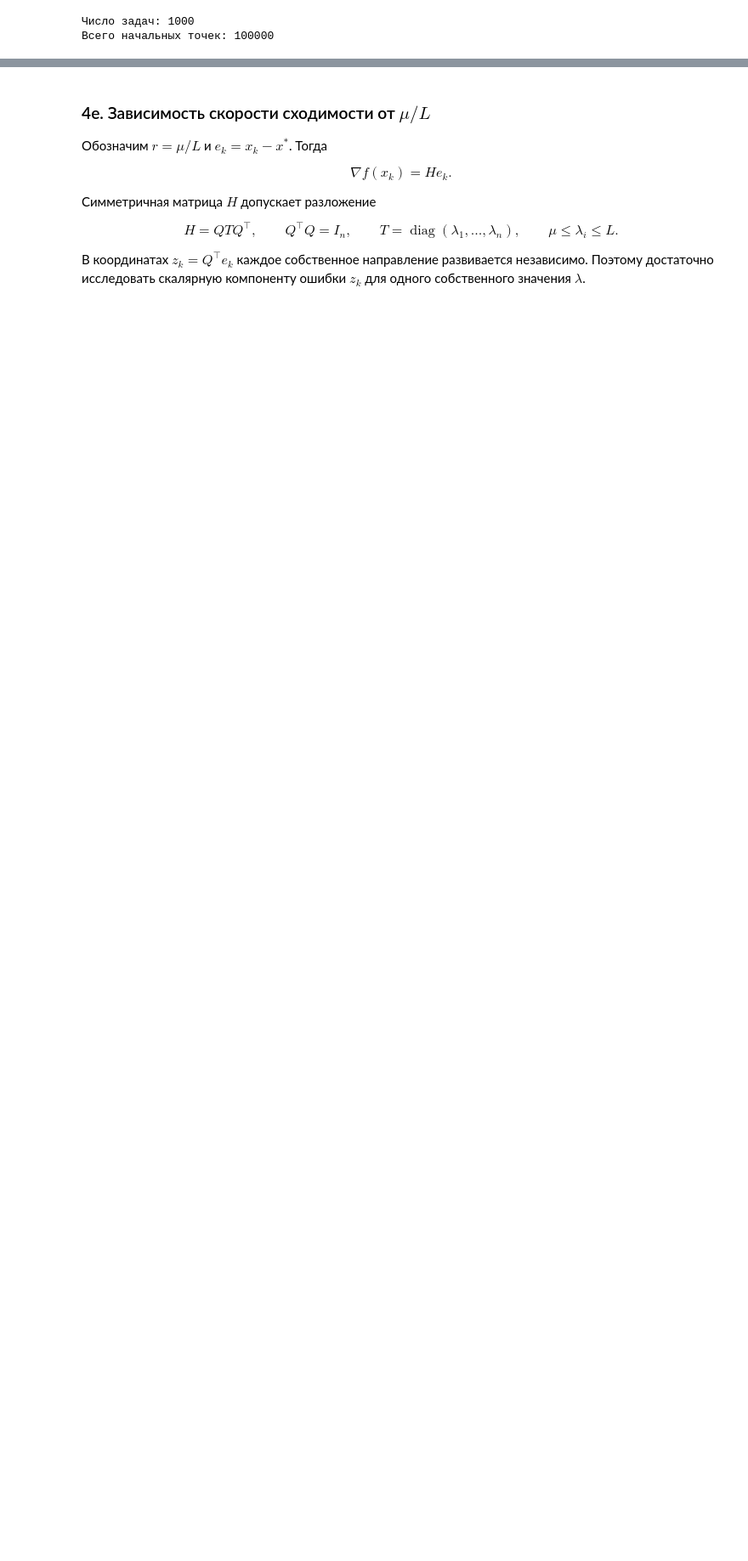
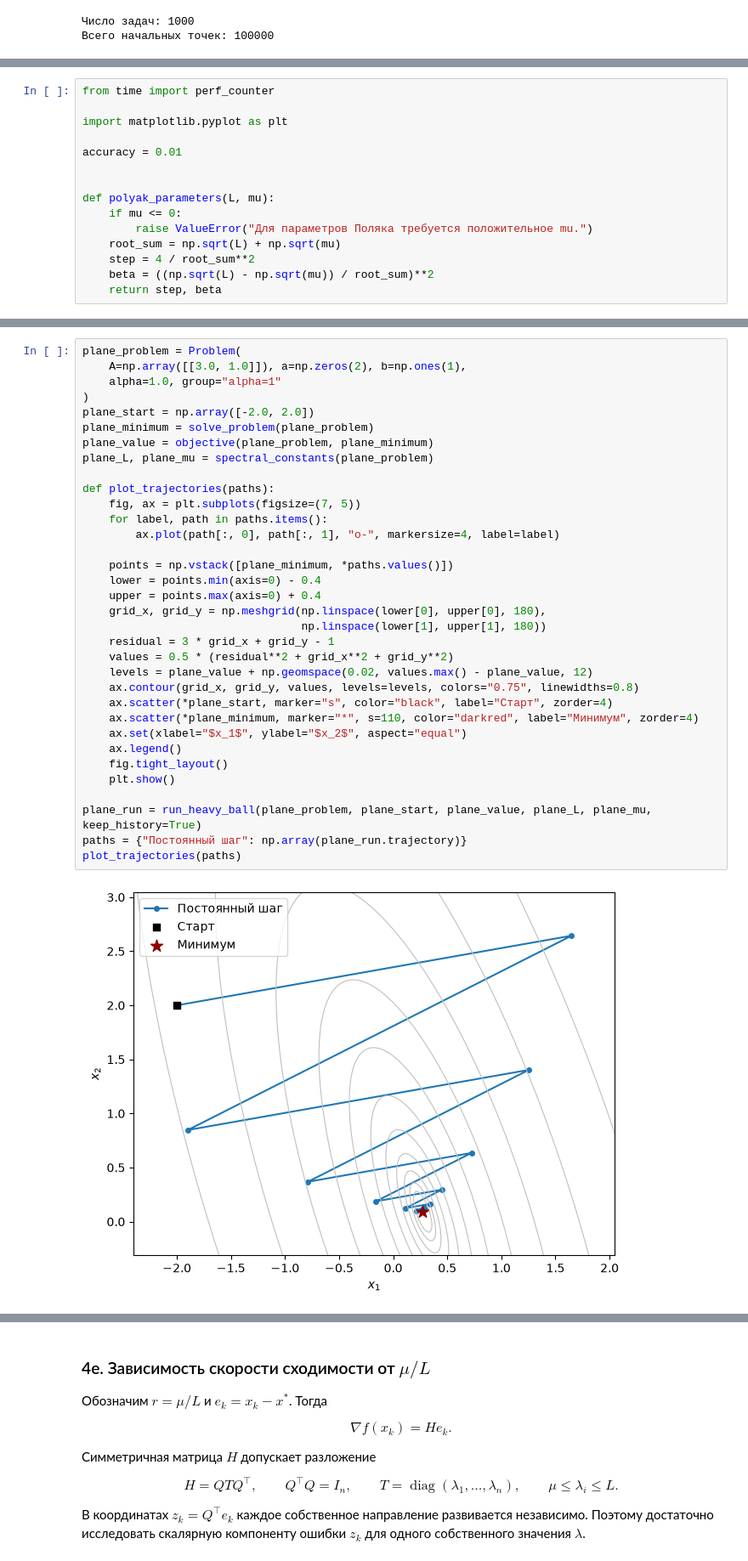
Before and after one commit to Sehpiiik/OM, a Jupyter notebook: lab1/lab1.ipynb, the cells around one changed output, grey strips where cells are left out. Shown at 85% size. Cells and saved outputs as stored; diff of their text form; blank space fills up the shorter version.

Commit message:
Implement and evaluate the heavy-ball method

```diff
--- a/lab1/lab1.ipynb
+++ b/lab1/lab1.ipynb
@@ -471,0 +485,15 @@ def reached_accuracy(value, f_star, eps=0.01):
+# %%
+from time import perf_counter
+
+import matplotlib.pyplot as plt
+
+accuracy = 0.01
+
+
+def polyak_parameters(L, mu):
+    if mu <= 0:
+        raise ValueError("Для параметров Поляка требуется положительное mu.")
+    root_sum = np.sqrt(L) + np.sqrt(mu)
+    step = 4 / root_sum**2
+    beta = ((np.sqrt(L) - np.sqrt(mu)) / root_sum)**2
+    return step, beta
@@ -471,0 +573,36 @@ def reached_accuracy(value, f_star, eps=0.01):
+# %%
+plane_problem = Problem(
+    A=np.array([[3.0, 1.0]]), a=np.zeros(2), b=np.ones(1),
+    alpha=1.0, group="alpha=1"
+)
+plane_start = np.array([-2.0, 2.0])
+plane_minimum = solve_problem(plane_problem)
+plane_value = objective(plane_problem, plane_minimum)
+plane_L, plane_mu = spectral_constants(plane_problem)
+
+def plot_trajectories(paths):
+    fig, ax = plt.subplots(figsize=(7, 5))
+    for label, path in paths.items():
+        ax.plot(path[:, 0], path[:, 1], "o-", markersize=4, label=label)
+
+    points = np.vstack([plane_minimum, *paths.values()])
+    lower = points.min(axis=0) - 0.4
+    upper = points.max(axis=0) + 0.4
+    grid_x, grid_y = np.meshgrid(np.linspace(lower[0], upper[0], 180),
+                                 np.linspace(lower[1], upper[1], 180))
+    residual = 3 * grid_x + grid_y - 1
+    values = 0.5 * (residual**2 + grid_x**2 + grid_y**2)
+    levels = plane_value + np.geomspace(0.02, values.max() - plane_value, 12)
+    ax.contour(grid_x, grid_y, values, levels=levels, colors="0.75", linewidths=0.8)
+    ax.scatter(*plane_start, marker="s", color="black", label="Старт", zorder=4)
+    ax.scatter(*plane_minimum, marker="*", s=110, color="darkred", label="Минимум", zorder=4)
+    ax.set(xlabel="$x_1$", ylabel="$x_2$", aspect="equal")
+    ax.legend()
+    fig.tight_layout()
+    plt.show()
+
+plane_run = run_heavy_ball(plane_problem, plane_start, plane_value, plane_L, plane_mu, keep_history=True)
+paths = {"Постоянный шаг": np.array(plane_run.trajectory)}
+plot_trajectories(paths)
+# %% [output]
+[figure, added]
```
Also changed, not shown: parts of 27 cells of this notebook.
